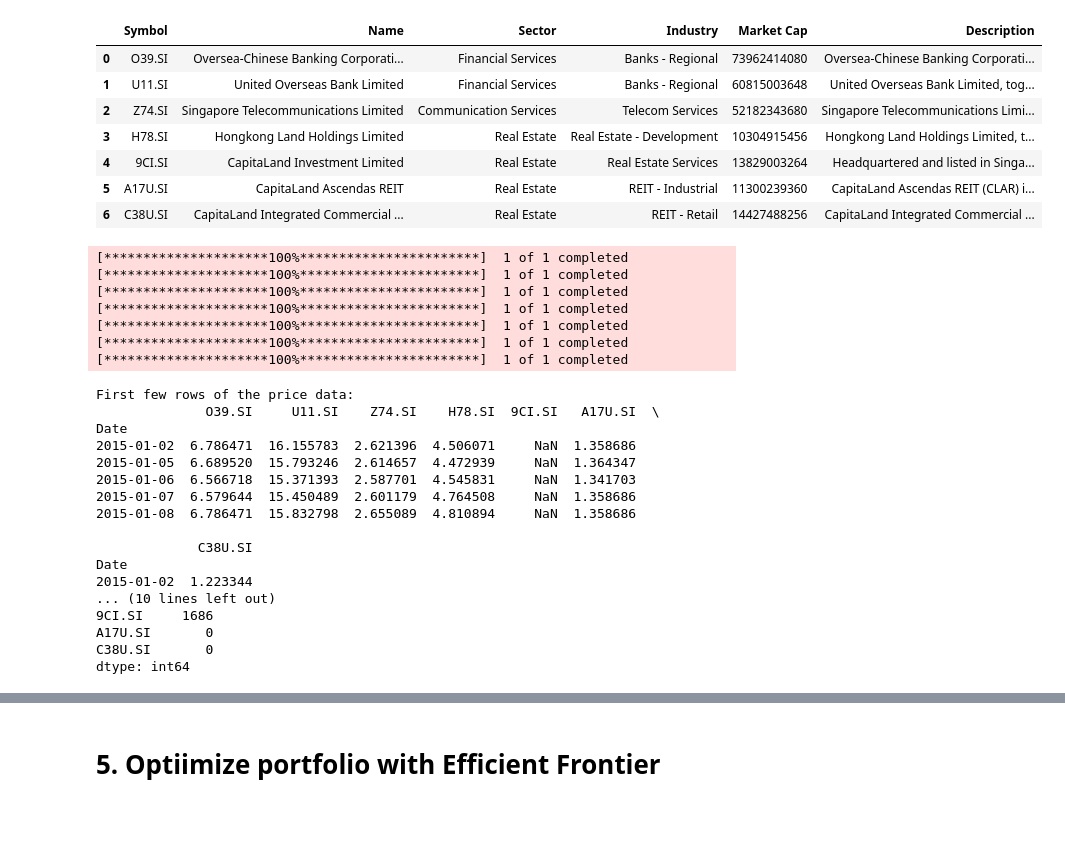
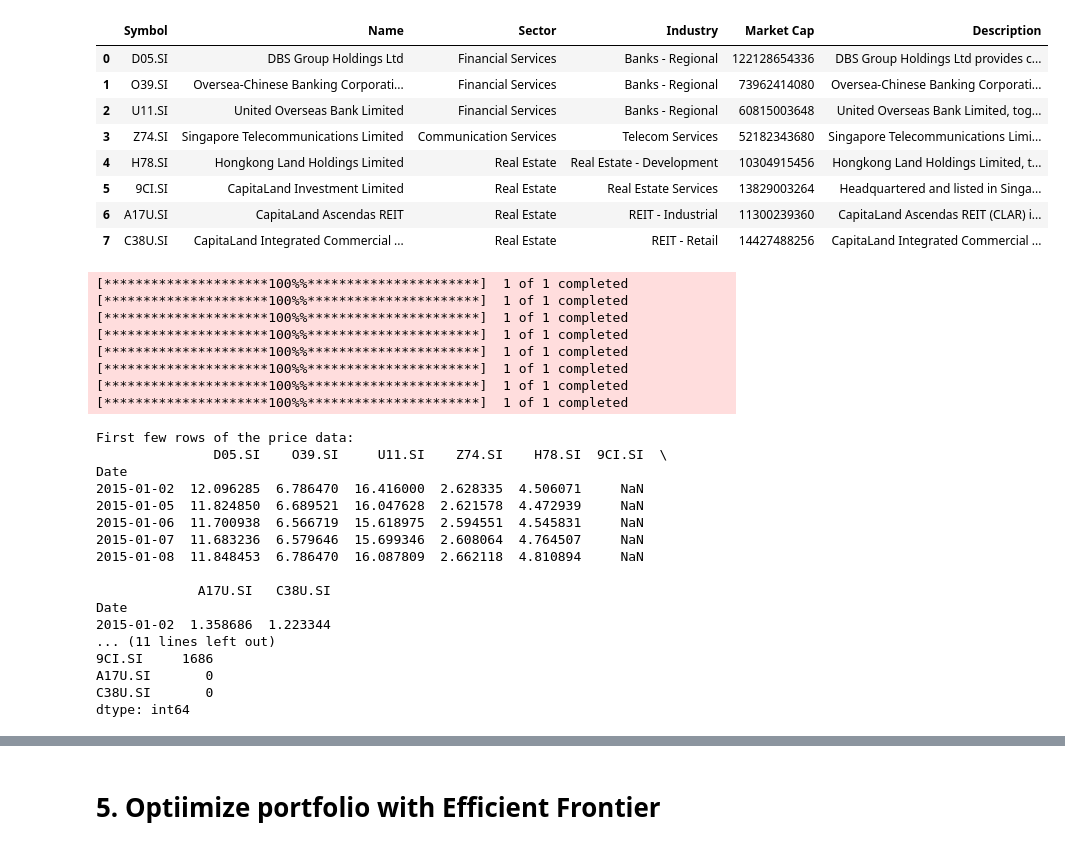
Before and after one commit to ryantjx/is4226-systematictradingstrategiesandsystems, a Jupyter notebook: indvidual_project/individual_project.ipynb, the cells around one changed output, grey strips where cells are left out. Cells and saved outputs as stored; diff of their text form; code cells hidden in the pictures; blank space fills up the shorter version.

```diff
--- a/indvidual_project/individual_project.ipynb
+++ b/indvidual_project/individual_project.ipynb
@@ -42,7 +39,7 @@ from pypfopt import risk_models, expected_returns, EfficientFrontier, DiscreteAl
 
 # Step 1: Define the SGX stocks (this is an example selection, you can modify based on your analysis)
 stocks = [
-    # 'D05.SI',  # DBS Group Holdings (Banking)
+    'D05.SI',  # DBS Group Holdings (Banking)
     'O39.SI',  # Oversea-Chinese Banking Corp (Banking)
     'U11.SI',  # United Overseas Bank (Banking)
     'Z74.SI',  # Singtel (Telecommunications)
@@ -53,7 +50,7 @@ stocks = [
 ]
 
 sector_mapper = {
-    # 'D05.SI': 'Financial Services',
+    'D05.SI': 'Financial Services',
     'O39.SI': 'Financial Services',
     'U11.SI': 'Financial Services',
     'Z74.SI': 'Communication Services',
@@ -98,18 +96,19 @@ stock_info_df
 Successfully retrieved data for O39.SI
 Successfully retrieved data for U11.SI
 Successfully retrieved data for Z74.SI
 Successfully retrieved data for H78.SI
 Successfully retrieved data for 9CI.SI
 Successfully retrieved data for A17U.SI
 Successfully retrieved data for C38U.SI
 |  | Symbol | Name | Sector | Industry | Market Cap | Description |
-| 0 | O39.SI | Oversea-Chinese Banking Corporati... | Financial Services | Banks - Regional | 73962414080 | Oversea-Chinese Banking Corporati... |
-| 1 | U11.SI | United Overseas Bank Limited | Financial Services | Banks - Regional | 60815003648 | United Overseas Bank Limited, tog... |
-| 2 | Z74.SI | Singapore Telecommunications Limited | Communication Services | Telecom Services | 52182343680 | Singapore Telecommunications Limi... |
-| 3 | H78.SI | Hongkong Land Holdings Limited | Real Estate | Real Estate - Development | 10304915456 | Hongkong Land Holdings Limited, t... |
-| 4 | 9CI.SI | CapitaLand Investment Limited | Real Estate | Real Estate Services | 13829003264 | Headquartered and listed in Singa... |
-| 5 | A17U.SI | CapitaLand Ascendas REIT | Real Estate | REIT - Industrial | 11300239360 | CapitaLand Ascendas REIT (CLAR) i... |
-| 6 | C38U.SI | CapitaLand Integrated Commercial ... | Real Estate | REIT - Retail | 14427488256 | CapitaLand Integrated Commercial ... |
+| 0 | D05.SI | DBS Group Holdings Ltd | Financial Services | Banks - Regional | 122128654336 | DBS Group Holdings Ltd provides c... |
+| 1 | O39.SI | Oversea-Chinese Banking Corporati... | Financial Services | Banks - Regional | 73962414080 | Oversea-Chinese Banking Corporati... |
+| 2 | U11.SI | United Overseas Bank Limited | Financial Services | Banks - Regional | 60815003648 | United Overseas Bank Limited, tog... |
+| 3 | Z74.SI | Singapore Telecommunications Limited | Communication Services | Telecom Services | 52182343680 | Singapore Telecommunications Limi... |
+| 4 | H78.SI | Hongkong Land Holdings Limited | Real Estate | Real Estate - Development | 10304915456 | Hongkong Land Holdings Limited, t... |
+| 5 | 9CI.SI | CapitaLand Investment Limited | Real Estate | Real Estate Services | 13829003264 | Headquartered and listed in Singa... |
+| 6 | A17U.SI | CapitaLand Ascendas REIT | Real Estate | REIT - Industrial | 11300239360 | CapitaLand Ascendas REIT (CLAR) i... |
+| 7 | C38U.SI | CapitaLand Integrated Commercial ... | Real Estate | REIT - Retail | 14427488256 | CapitaLand Integrated Commercial ... |
 # %%
 def download_stock_data(stocks, start_date, end_date):
     """Download stock data using yfinance"""
@@ -139,26 +138,27 @@ print(stock_train_data.head())
 print("\nMissing values in the dataset:")
 print(stock_train_data.isnull().sum())
 # %% [output]
-[*********************100%***********************]  1 of 1 completed
-[*********************100%***********************]  1 of 1 completed
-[*********************100%***********************]  1 of 1 completed
-[*********************100%***********************]  1 of 1 completed
-[*********************100%***********************]  1 of 1 completed
-[*********************100%***********************]  1 of 1 completed
-[*********************100%***********************]  1 of 1 completed
+[*********************100%%**********************]  1 of 1 completed
+[*********************100%%**********************]  1 of 1 completed
+[*********************100%%**********************]  1 of 1 completed
+[*********************100%%**********************]  1 of 1 completed
+[*********************100%%**********************]  1 of 1 completed
+[*********************100%%**********************]  1 of 1 completed
+[*********************100%%**********************]  1 of 1 completed
+[*********************100%%**********************]  1 of 1 completed
 First few rows of the price data:
-              O39.SI     U11.SI    Z74.SI    H78.SI  9CI.SI   A17U.SI  \
+               D05.SI    O39.SI     U11.SI    Z74.SI    H78.SI  9CI.SI  \
 Date
-2015-01-02  6.786471  16.155783  2.621396  4.506071     NaN  1.358686
-2015-01-05  6.689520  15.793246  2.614657  4.472939     NaN  1.364347
-2015-01-06  6.566718  15.371393  2.587701  4.545831     NaN  1.341703
-2015-01-07  6.579644  15.450489  2.601179  4.764508     NaN  1.358686
-2015-01-08  6.786471  15.832798  2.655089  4.810894     NaN  1.358686
+2015-01-02  12.096285  6.786470  16.416000  2.628335  4.506071     NaN
+2015-01-05  11.824850  6.689521  16.047628  2.621578  4.472939     NaN
+2015-01-06  11.700938  6.566719  15.618975  2.594551  4.545831     NaN
+2015-01-07  11.683236  6.579646  15.699346  2.608064  4.764507     NaN
+2015-01-08  11.848453  6.786470  16.087809  2.662118  4.810894     NaN
 
-             C38U.SI
+             A17U.SI   C38U.SI
 Date
-2015-01-02  1.223344
-... (10 lines left out)
+2015-01-02  1.358686  1.223344
+... (11 lines left out)
 9CI.SI     1686
 A17U.SI       0
 C38U.SI       0
```
Also changed, not shown: parts of 20 cells of this notebook.
